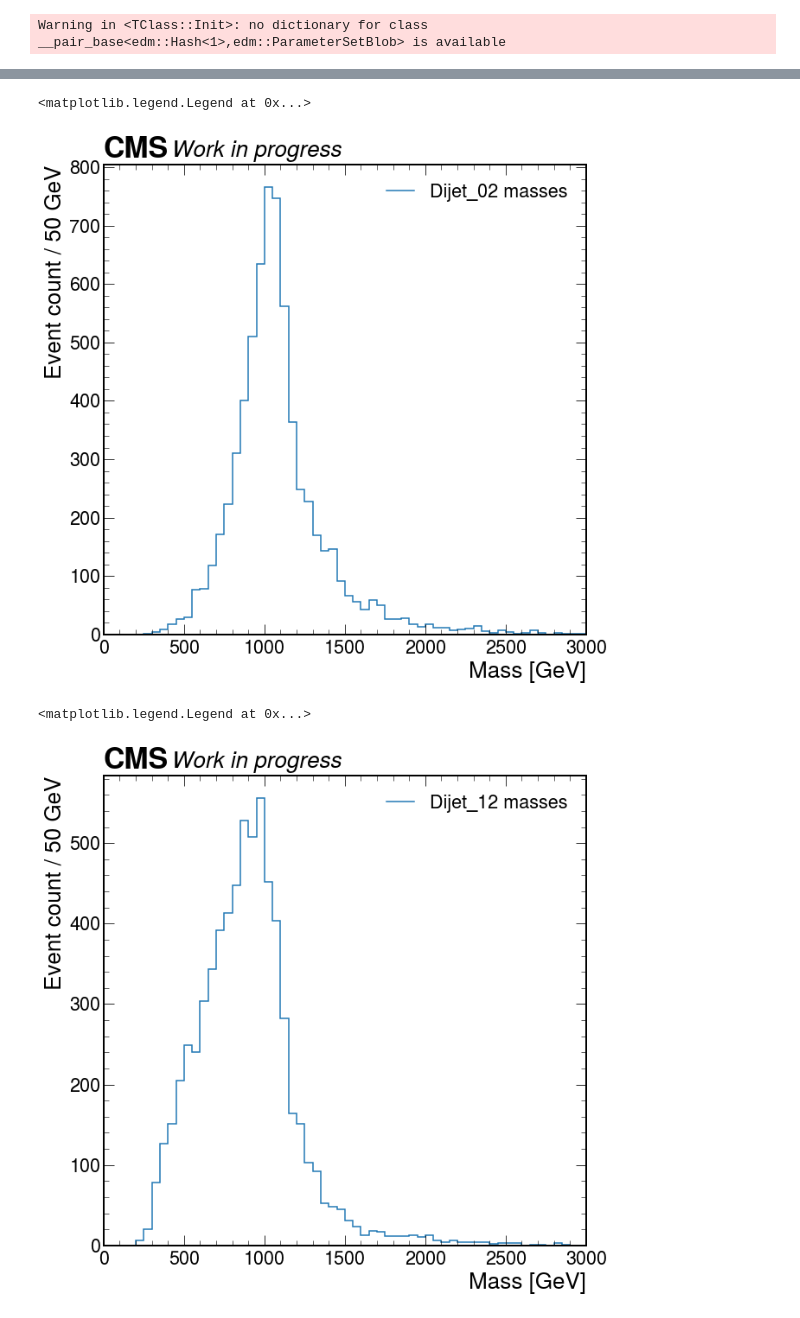
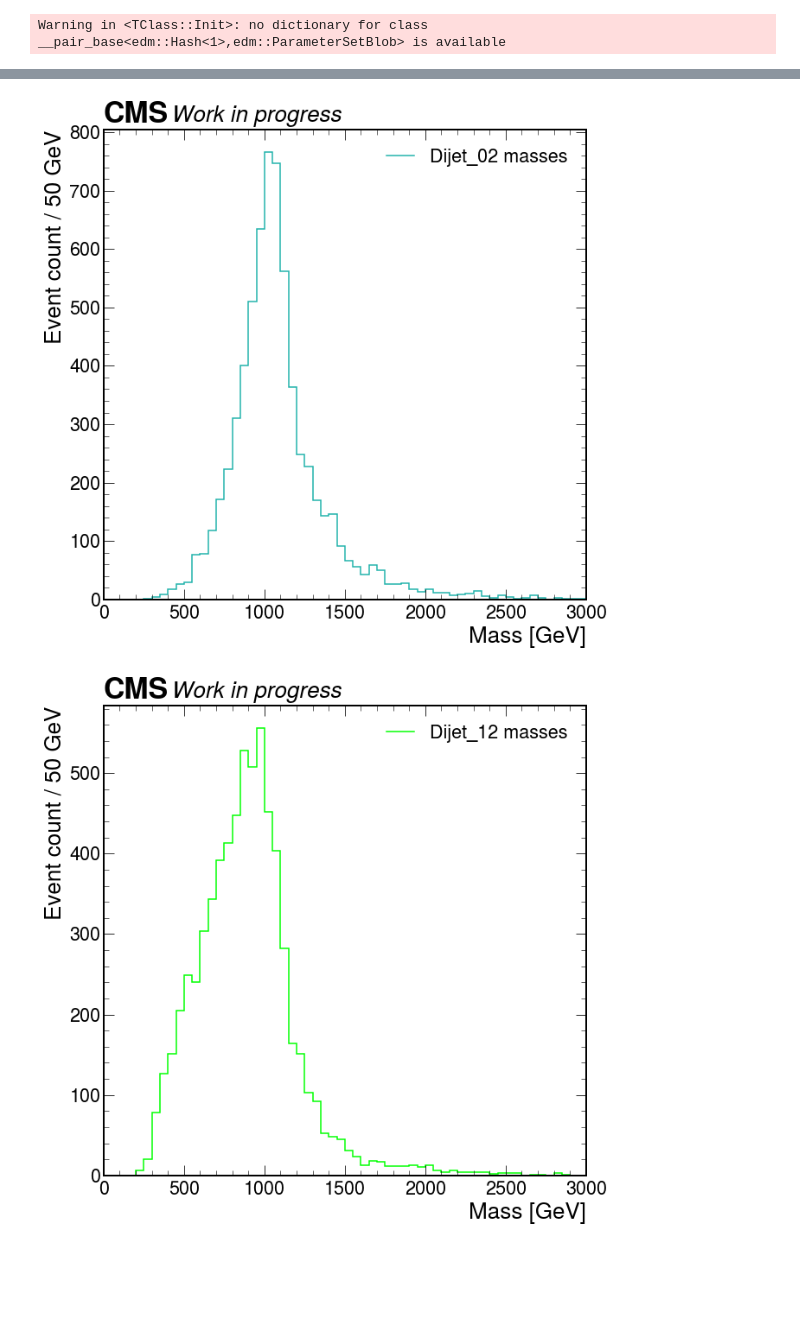
Before and after one commit to mroguljic/H3PO_Autumn, a Jupyter notebook: notebooks/evtLoopExample.ipynb, the cells around one changed output, grey strips where cells are left out. Saved outputs shown, nothing was run; the diff lists cells and outputs as text; code cells hidden in the pictures; blank space fills up the shorter version.

```diff
--- a/notebooks/evtLoopExample.ipynb
+++ b/notebooks/evtLoopExample.ipynb
@@ -89,34 +87,34 @@ edges = edges[0]
 #It returns a list of arrays, where each array represents binning in one dimension.
 #We only work with 1D so we take edges[0]
 
-hep.histplot(counts,edges,label="Dijet_02 masses")
+hep.histplot(counts,edges,label="Dijet_02 masses", color="lightseagreen")
 hep.cms.text("Work in progress",loc=0)
 plt.ylabel("Event count / 50 GeV",horizontalalignment='right', y=1.0)
 plt.xlabel("Mass [GeV]",horizontalalignment='right', x=1.0)
 plt.xlim([0, 3000])
 plt.legend()
+plt.savefig("Dijet_02 masses.png")
 # %% [output]
-<matplotlib.legend.Legend at 0x...>
-[figure, old version]
+[figure, new version]
 # %%
 #dijet12
 
 plt.style.use([hep.style.CMS])
 counts1, edges1 = hist2array(hDijet12Masses,return_edges=True)
 
 edges1 = edges1[0]
 #It returns a list of arrays, where each array represents binning in one dimension.
 #We only work with 1D so we take edges[0]
 
-hep.histplot(counts1,edges1,label="Dijet_12 masses")
+hep.histplot(counts1,edges1,label="Dijet_12 masses", color="lime")
 hep.cms.text("Work in progress",loc=0)
 plt.ylabel("Event count / 50 GeV",horizontalalignment='right', y=1.0)
 plt.xlabel("Mass [GeV]",horizontalalignment='right', x=1.0)
 plt.xlim([0, 3000])
 plt.legend()
+plt.savefig("Dijet_12 masses.png")
 # %% [output]
-<matplotlib.legend.Legend at 0x...>
-[figure, old version]
+[figure, new version]
 # %%
 #trijet
 
```
Also changed, not shown: parts of 4 cells of this notebook, 5 other files.
